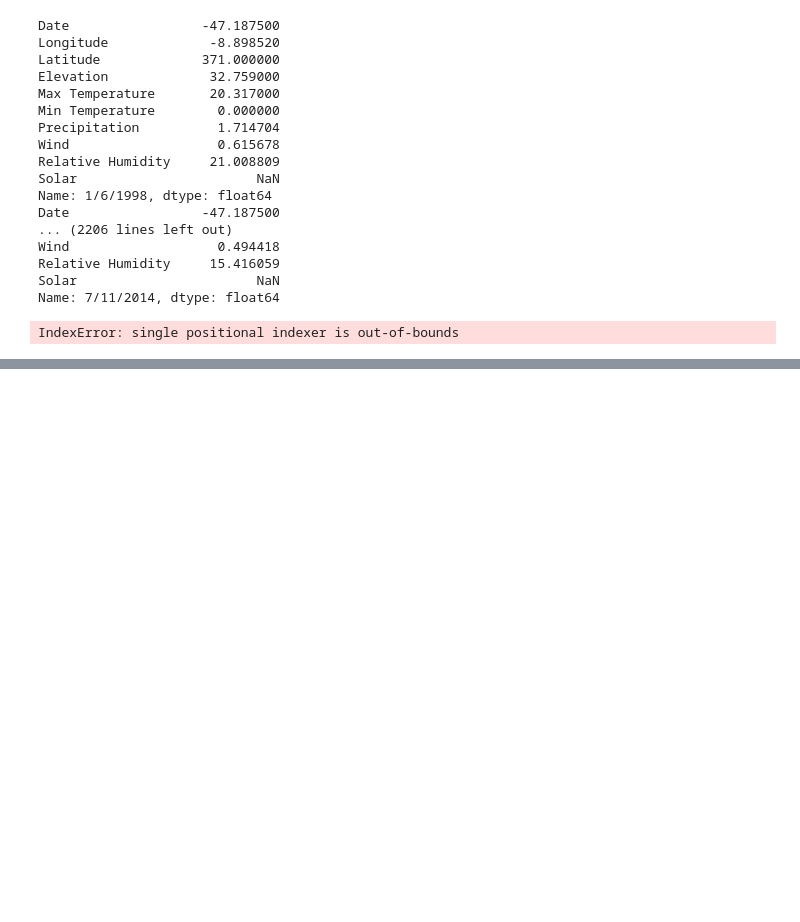
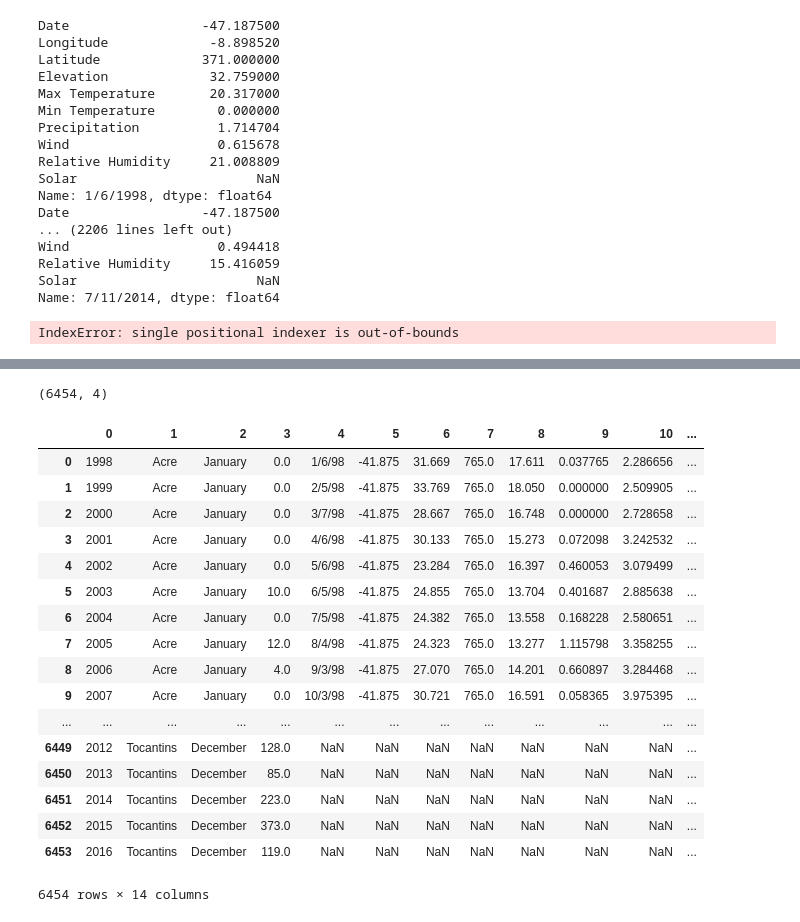
Before and after one commit to nidhic-13/amazonFires, a Jupyter notebook: Nidhi_Hackathon.ipynb, the cells around one changed output, grey strips where cells are left out. Cells and saved outputs as stored; diff of their text form; code cells hidden in the pictures; blank space fills up the shorter version.

```diff
--- a/Nidhi_Hackathon.ipynb
+++ b/Nidhi_Hackathon.ipynb
@@ -382,0 +499,2 @@ Edited_.to_csv("/Users/praveenkumar/amazonFires/Weather_Info/Tocantins/Updated_T
+# %%
+firedata=pd.read_csv("Amazon_Updated.csv",encoding='ISO-8859-1')
@@ -382,0 +618,2 @@ Edited_.to_csv("/Users/praveenkumar/amazonFires/Weather_Info/Tocantins/Updated_T
+# %%
+weatherinfo_final=pd.read_csv("Weatherinfo_FINAL.csv")
@@ -382,0 +644,27 @@ Edited_.to_csv("/Users/praveenkumar/amazonFires/Weather_Info/Tocantins/Updated_T
+# %%
+firedata.shape
+# %% [output]
+(6454, 4)
+# %%
+combineddata=pd.concat([firedata,weatherinfo_final],ignore_index=True,axis=1)
+# %%
+combineddata
+# %% [output]
+|  | 0 | 1 | 2 | 3 | 4 | 5 | 6 | 7 | 8 | 9 | 10 | ... |
+| 0 | 1998 | Acre | January | 0.0 | 1/6/98 | -41.875 | 31.669 | 765.0 | 17.611 | 0.037765 | 2.286656 | ... |
+| 1 | 1999 | Acre | January | 0.0 | 2/5/98 | -41.875 | 33.769 | 765.0 | 18.050 | 0.000000 | 2.509905 | ... |
+| 2 | 2000 | Acre | January | 0.0 | 3/7/98 | -41.875 | 28.667 | 765.0 | 16.748 | 0.000000 | 2.728658 | ... |
+| 3 | 2001 | Acre | January | 0.0 | 4/6/98 | -41.875 | 30.133 | 765.0 | 15.273 | 0.072098 | 3.242532 | ... |
+| 4 | 2002 | Acre | January | 0.0 | 5/6/98 | -41.875 | 23.284 | 765.0 | 16.397 | 0.460053 | 3.079499 | ... |
+| 5 | 2003 | Acre | January | 10.0 | 6/5/98 | -41.875 | 24.855 | 765.0 | 13.704 | 0.401687 | 2.885638 | ... |
+| 6 | 2004 | Acre | January | 0.0 | 7/5/98 | -41.875 | 24.382 | 765.0 | 13.558 | 0.168228 | 2.580651 | ... |
+| 7 | 2005 | Acre | January | 12.0 | 8/4/98 | -41.875 | 24.323 | 765.0 | 13.277 | 1.115798 | 3.358255 | ... |
+| 8 | 2006 | Acre | January | 4.0 | 9/3/98 | -41.875 | 27.070 | 765.0 | 14.201 | 0.660897 | 3.284468 | ... |
+| 9 | 2007 | Acre | January | 0.0 | 10/3/98 | -41.875 | 30.721 | 765.0 | 16.591 | 0.058365 | 3.975395 | ... |
+| ... | ... | ... | ... | ... | ... | ... | ... | ... | ... | ... | ... | ... |
+| 6449 | 2012 | Tocantins | December | 128.0 | NaN | NaN | NaN | NaN | NaN | NaN | NaN | ... |
+| 6450 | 2013 | Tocantins | December | 85.0 | NaN | NaN | NaN | NaN | NaN | NaN | NaN | ... |
+| 6451 | 2014 | Tocantins | December | 223.0 | NaN | NaN | NaN | NaN | NaN | NaN | NaN | ... |
+| 6452 | 2015 | Tocantins | December | 373.0 | NaN | NaN | NaN | NaN | NaN | NaN | NaN | ... |
+| 6453 | 2016 | Tocantins | December | 119.0 | NaN | NaN | NaN | NaN | NaN | NaN | NaN | ... |
+6454 rows × 14 columns
```
Also changed, not shown: parts of 135 cells of this notebook, 14 other files.
